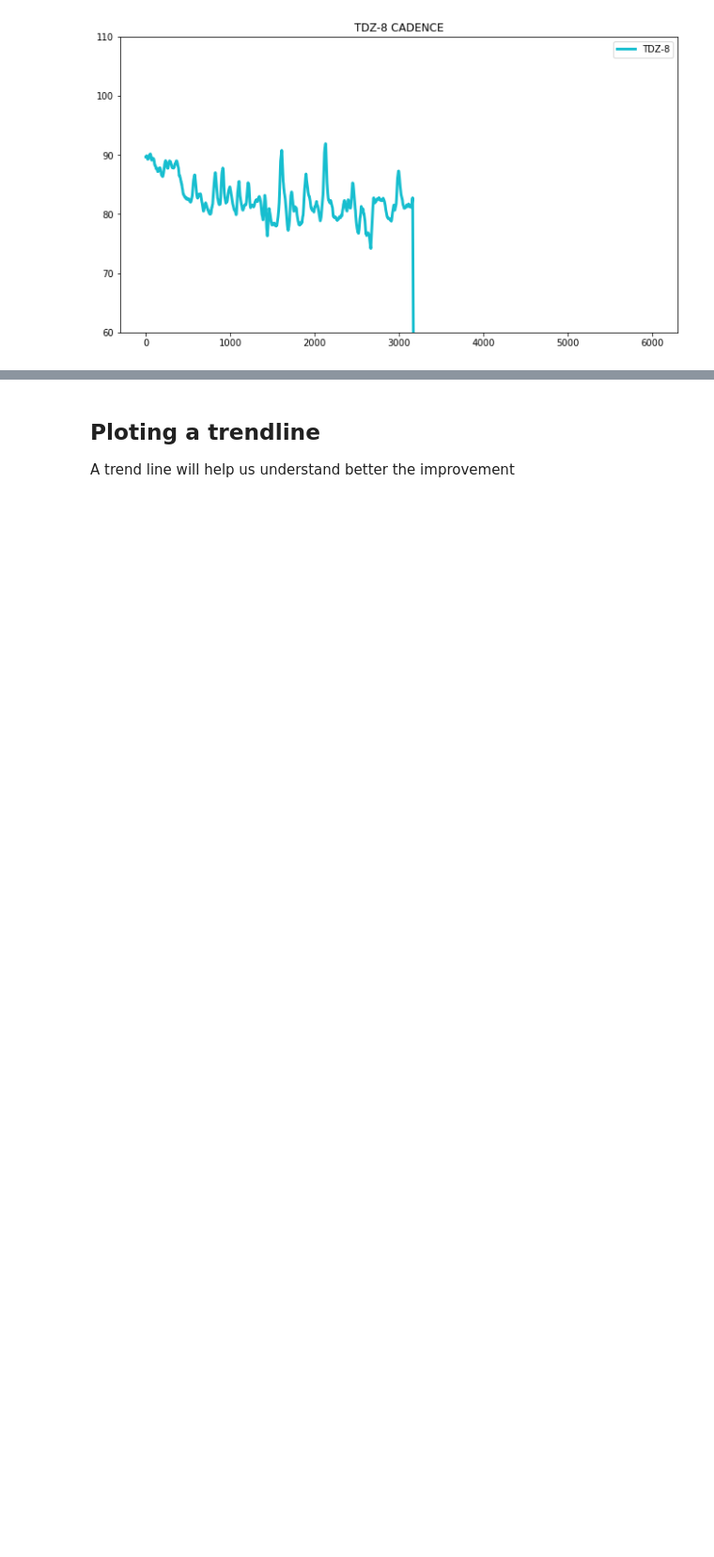
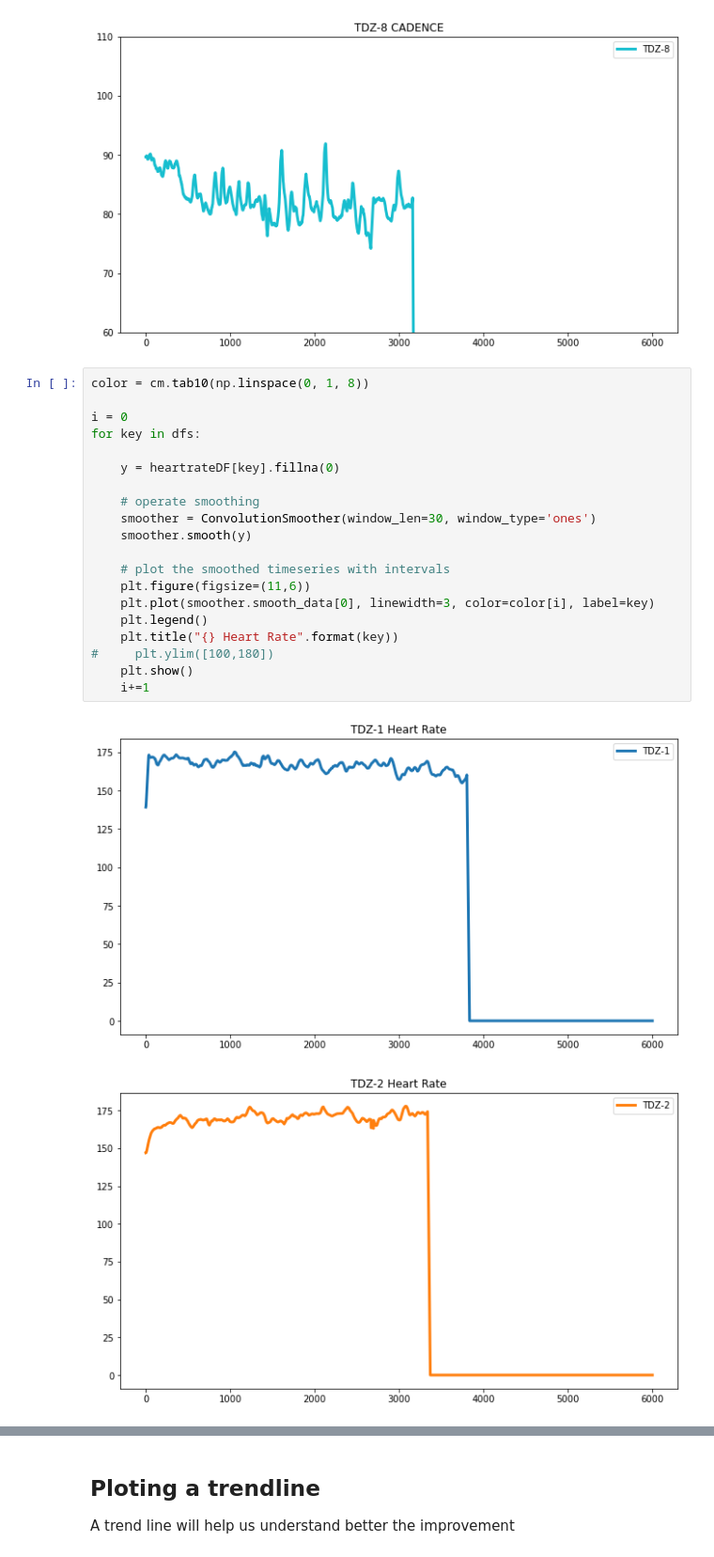
Before and after one commit to sameersegal/workout-analysis, a Jupyter notebook: TDZ - 2021.ipynb, the cells around one changed output, grey strips where cells are left out. Shown at 94% size. Cells and saved outputs as stored; diff of their text form; blank space fills up the shorter version.

```diff
--- a/TDZ - 2021.ipynb
+++ b/TDZ - 2021.ipynb
@@ -231,3 +242,26 @@ for key in dfs:
 [figure]
 [figure]
 [figure]
+# %%
+color = cm.tab10(np.linspace(0, 1, 8))
+
+i = 0
+for key in dfs:
+
+    y = heartrateDF[key].fillna(0)
+
+    # operate smoothing
+    smoother = ConvolutionSmoother(window_len=30, window_type='ones')
+    smoother.smooth(y)
+
+    # plot the smoothed timeseries with intervals
+    plt.figure(figsize=(11,6))
+    plt.plot(smoother.smooth_data[0], linewidth=3, color=color[i], label=key)
+    plt.legend()
+    plt.title("{} Heart Rate".format(key))
+#     plt.ylim([100,180])
+    plt.show()
+    i+=1
+# %% [output]
+[figure, added]
+[figure, added]
```
Also changed, not shown: parts of 7 cells of this notebook.
